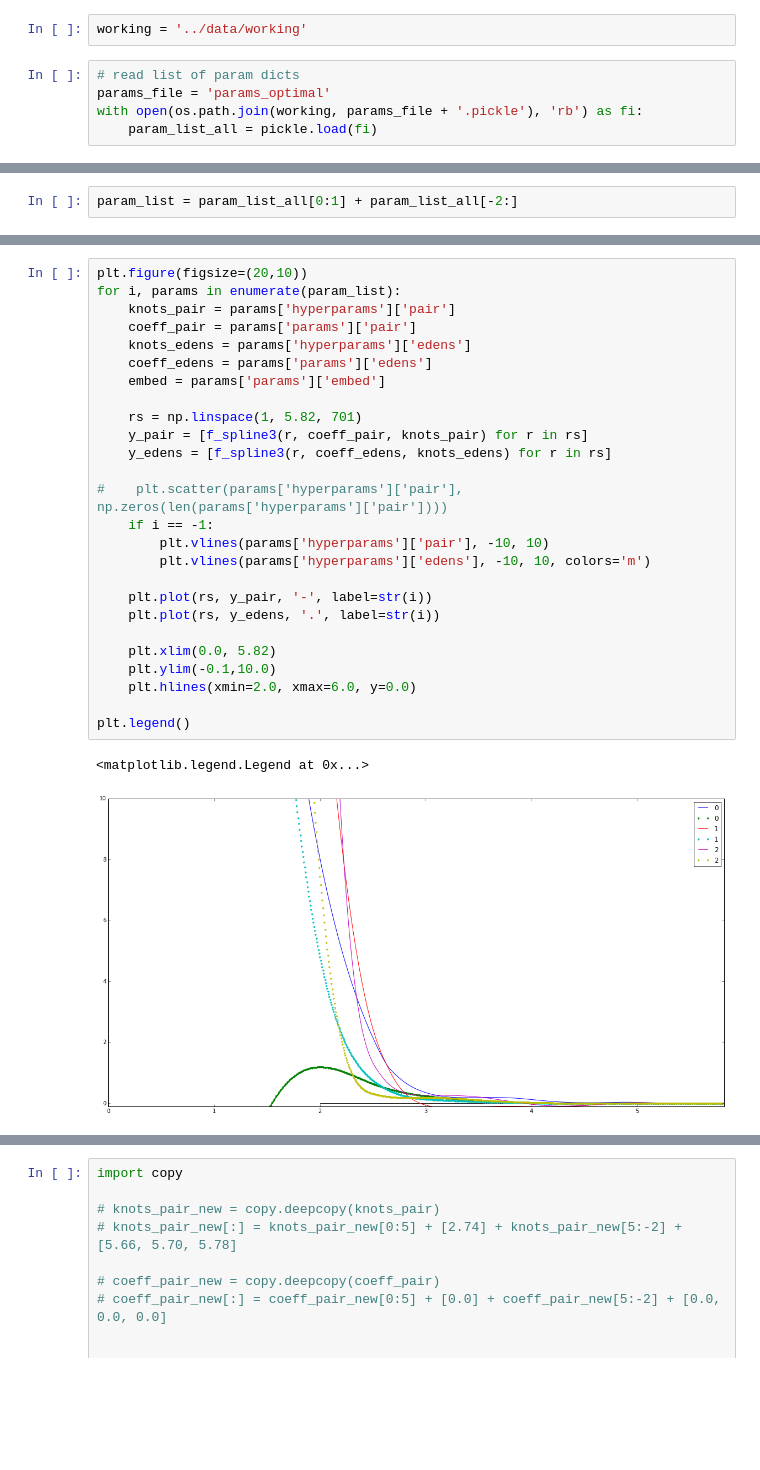
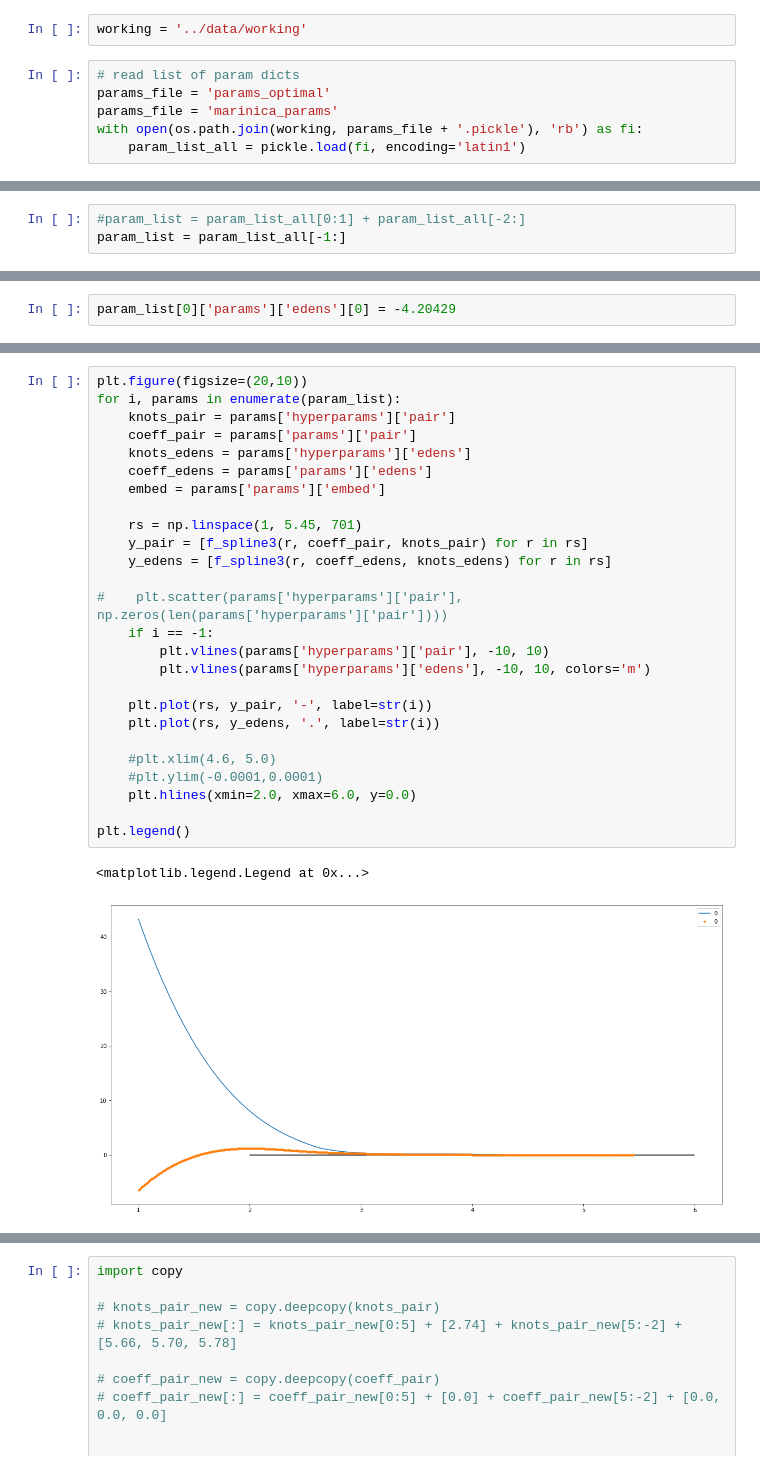
Before and after one commit to vlcekl/eam-models, a Jupyter notebook: notebooks/fit_b-spline.ipynb, the cells around one changed output, grey strips where cells are left out. Saved outputs shown, nothing was run; the diff lists cells and outputs as text; blank space fills up the shorter version.

```diff
--- a/notebooks/fit_b-spline.ipynb
+++ b/notebooks/fit_b-spline.ipynb
@@ -37,8 +37,9 @@ working = '../data/working'
 # %%
 # read list of param dicts
 params_file = 'params_optimal'
+params_file = 'marinica_params'
 with open(os.path.join(working, params_file + '.pickle'), 'rb') as fi:
-    param_list_all = pickle.load(fi)
+    param_list_all = pickle.load(fi, encoding='latin1')
 # %%
 stats_file = 'stats_all_samples' # 'stats_samples'
 with open(os.path.join(working, stats_file+'.pickle'), 'rb') as fi:
@@ -46,2 +47,3 @@ with open(os.path.join(working, stats_file+'.pickle'), 'rb') as fi:
 # %%
-param_list = param_list_all[0:1] + param_list_all[-2:]
+#param_list = param_list_all[0:1] + param_list_all[-2:]
+param_list = param_list_all[-1:]
@@ -47,0 +70,2 @@ param_list = param_list_all[0:1] + param_list_all[-2:]
+# %%
+param_list[0]['params']['edens'][0] = -4.20429
@@ -60,32 +99,32 @@ for pars in param_list:
 # %%
 plt.figure(figsize=(20,10))
 for i, params in enumerate(param_list):
     knots_pair = params['hyperparams']['pair']
     coeff_pair = params['params']['pair']
     knots_edens = params['hyperparams']['edens']
     coeff_edens = params['params']['edens']
     embed = params['params']['embed']
 
-    rs = np.linspace(1, 5.82, 701)
+    rs = np.linspace(1, 5.45, 701)
     y_pair = [f_spline3(r, coeff_pair, knots_pair) for r in rs]
     y_edens = [f_spline3(r, coeff_edens, knots_edens) for r in rs]
 
 #    plt.scatter(params['hyperparams']['pair'], np.zeros(len(params['hyperparams']['pair'])))
     if i == -1:
         plt.vlines(params['hyperparams']['pair'], -10, 10)
         plt.vlines(params['hyperparams']['edens'], -10, 10, colors='m')
 
     plt.plot(rs, y_pair, '-', label=str(i))
     plt.plot(rs, y_edens, '.', label=str(i))
 
-    plt.xlim(0.0, 5.82)
-    plt.ylim(-0.1,10.0)
+    #plt.xlim(4.6, 5.0)
+    #plt.ylim(-0.0001,0.0001)
     plt.hlines(xmin=2.0, xmax=6.0, y=0.0)
 
 plt.legend()
 # %% [output]
 <matplotlib.legend.Legend at 0x...>
-[figure, old version]
+[figure, new version]
 # %%
 #S = [1./4.12265151, 1./8.44551209, 1./12.71800096]
 plt.figure(figsize=(20,10))
```
Also changed, not shown: parts of 17 cells of this notebook, 16 other files.
